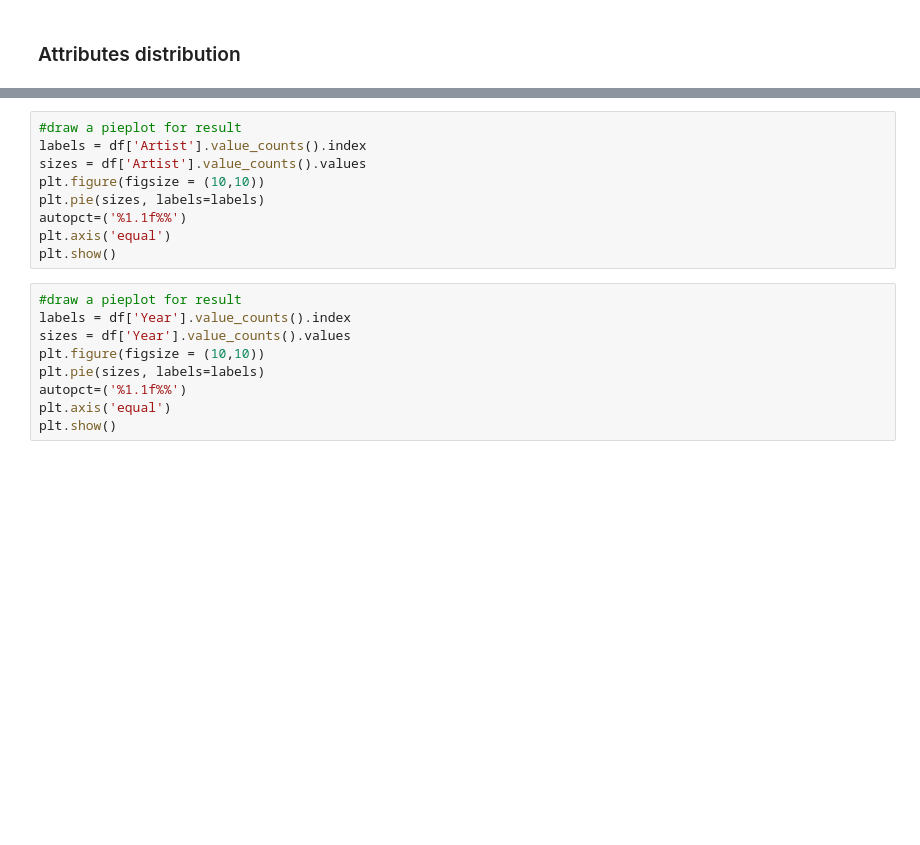
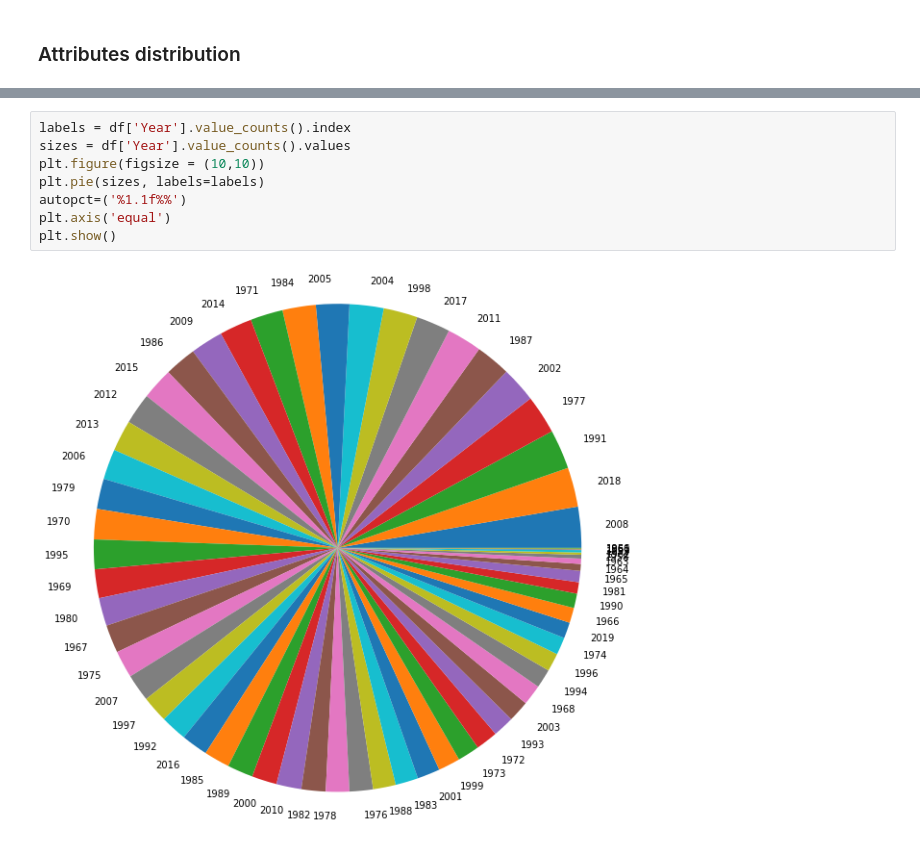
Before and after one commit to luisblazquezm/mii2-classification-models-study, a Jupyter notebook: notebooks/dataset exploration.ipynb, the cells around one changed output, grey strips where cells are left out. Drawn from its saved outputs; the diff is of its cells as text; blank space fills up the shorter version.

```diff
--- a/notebooks/dataset exploration.ipynb
+++ b/notebooks/dataset exploration.ipynb
@@ -141,18 +139,10 @@ plt.show()
 # %%
-#draw a pieplot for result
-labels = df['Artist'].value_counts().index
-sizes = df['Artist'].value_counts().values
+labels = df['Year'].value_counts().index
+sizes = df['Year'].value_counts().values
 plt.figure(figsize = (10,10))
 plt.pie(sizes, labels=labels)
 autopct=('%1.1f%%')
 plt.axis('equal')
 plt.show()
+# %% [output]
+[figure, added]
-# %%
-#draw a pieplot for result
-labels = df['Year'].value_counts().index
-sizes = df['Year'].value_counts().values
-plt.figure(figsize = (10,10))
-plt.pie(sizes, labels=labels)
-autopct=('%1.1f%%')
-plt.axis('equal')
-plt.show()
```
Also changed, not shown: parts of 15 cells of this notebook.
